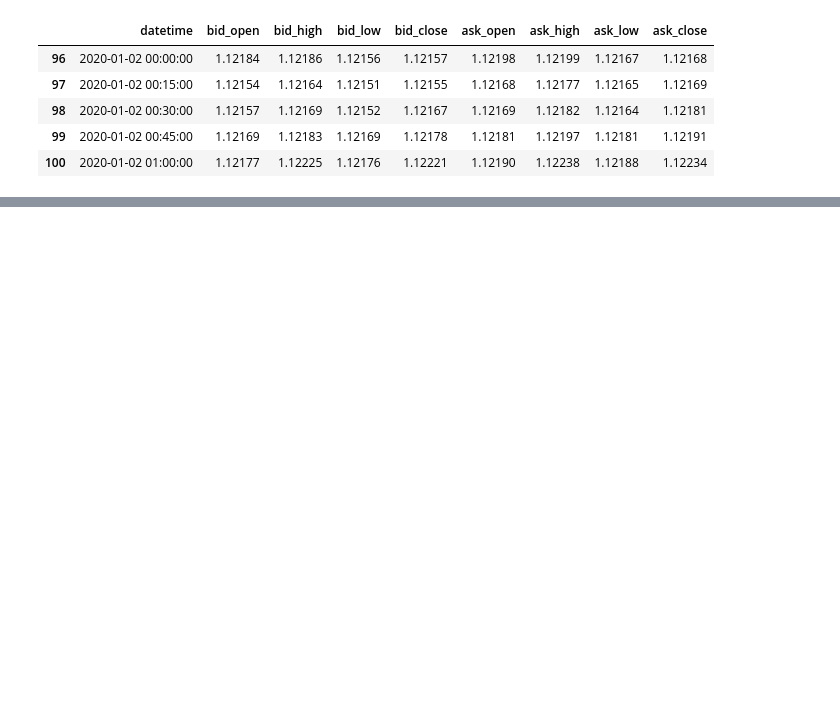
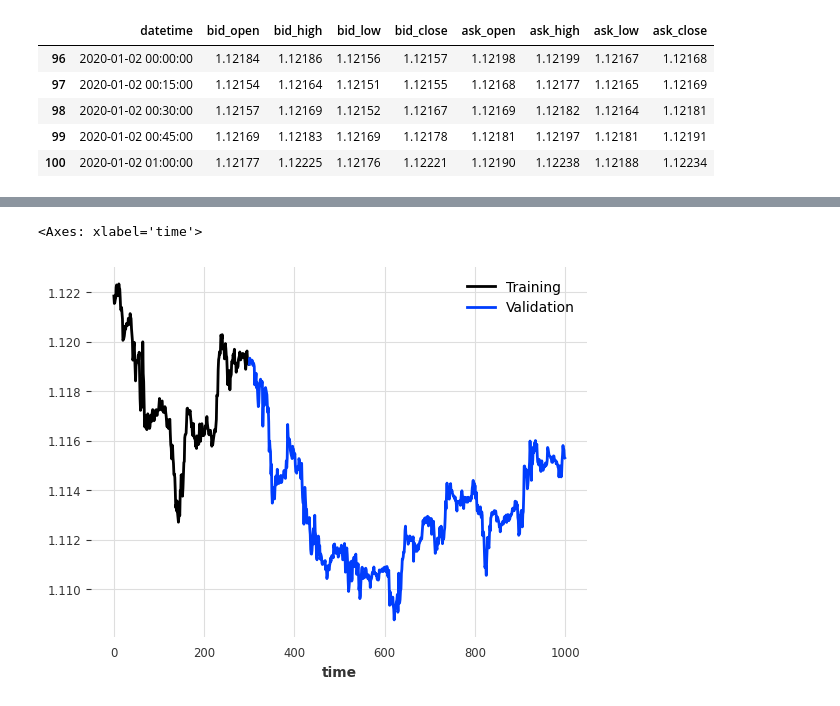
Before and after one commit to Paul-Jarschke/Time-Series-Ensembles, a Jupyter notebook: project/forecasting.ipynb, the cells around one changed output, grey strips where cells are left out. Saved outputs shown, nothing was run; the diff lists cells and outputs as text; code cells hidden in the pictures; blank space fills up the shorter version.

```diff
--- a/project/forecasting.ipynb
+++ b/project/forecasting.ipynb
@@ -33,0 +35,3 @@ plt.show()
+# %%
+# Prepare EURUSD data and make suitable subselection
+series, target_series, cov_series, dates = prepare_eurusd_data(data=df, n=1000)
@@ -33,0 +44,9 @@ plt.show()
+# %%
+train, val = train_test_split(target_series)
+
+# Plotting prepared univariate series (subselection)
+train.plot(label='Training')
+val.plot(label='Validation')
+# %% [output]
+<Axes: xlabel='time'>
+[figure, added]
```
Also changed, not shown: parts of 3 cells of this notebook.
